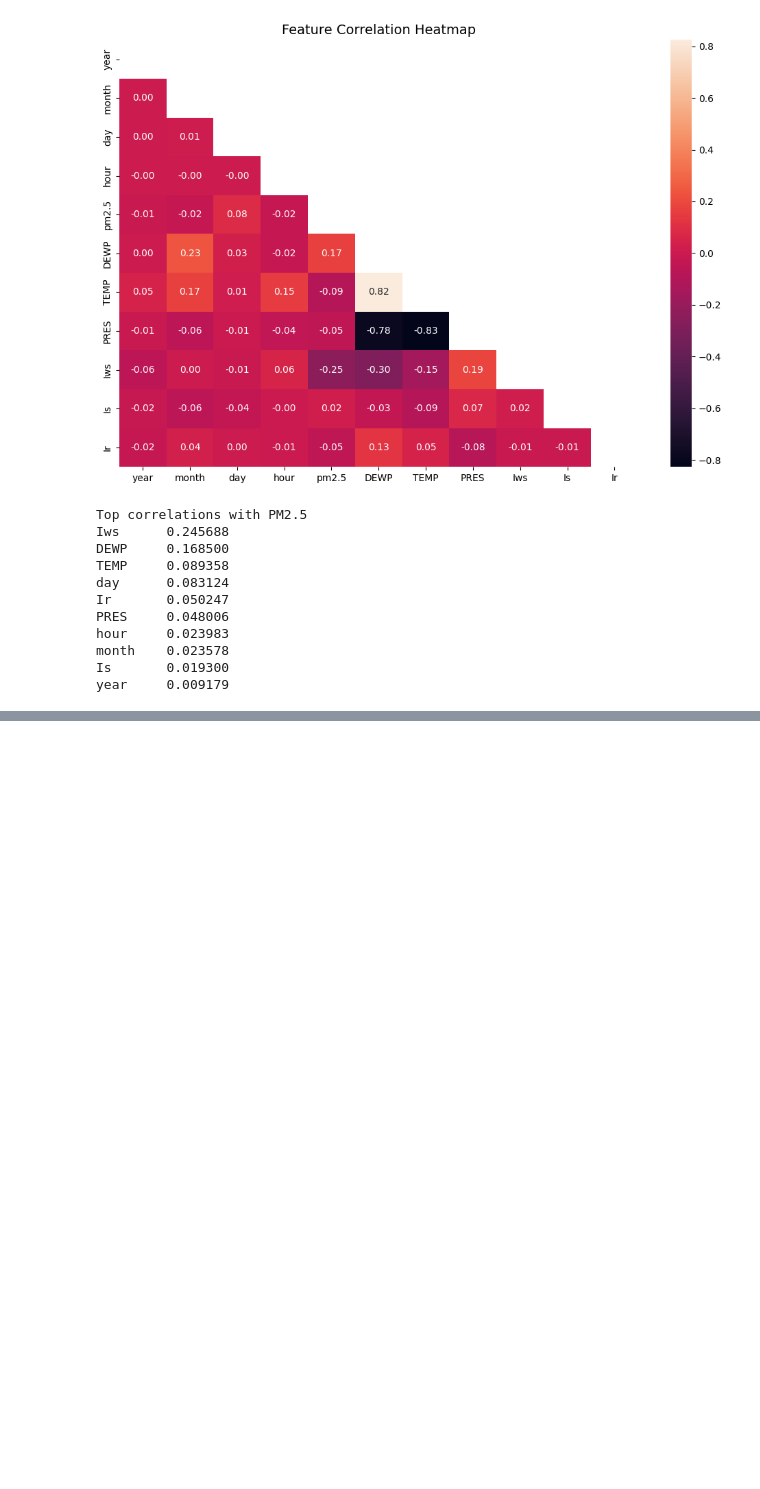
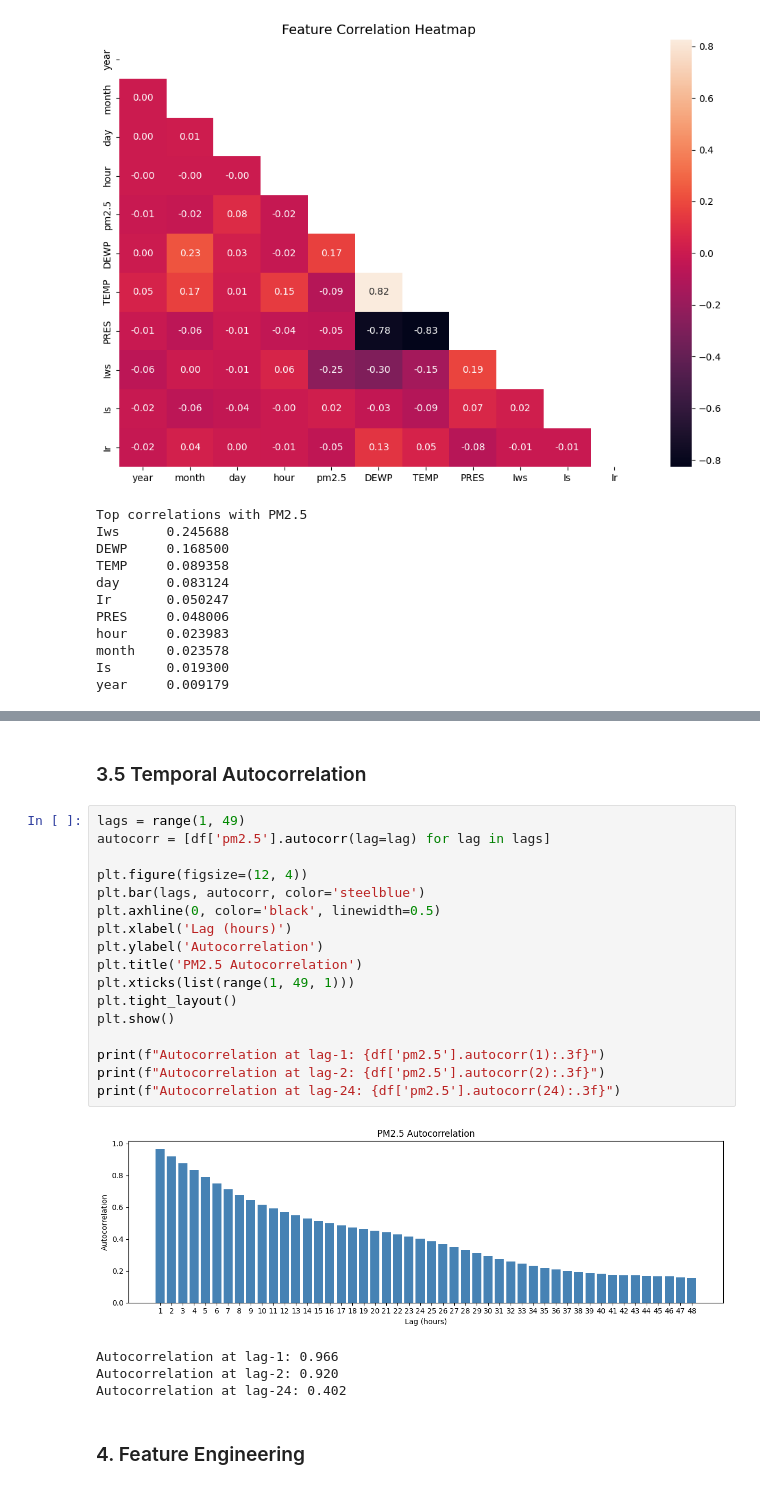
Before and after one commit to PranavPhatak/Air-Quality-Prediction-using-ANN, a Jupyter notebook: main1.ipynb, the cells around one changed output, grey strips where cells are left out. Cells and saved outputs as stored; diff of their text form; blank space fills up the shorter version.

```diff
--- a/main1.ipynb
+++ b/main1.ipynb
@@ -127,0 +189,26 @@ year     0.009179
+# %% [markdown]
+### 3.5 Temporal Autocorrelation
+# %%
+lags = range(1, 49)
+autocorr = [df['pm2.5'].autocorr(lag=lag) for lag in lags]
+
+plt.figure(figsize=(12, 4))
+plt.bar(lags, autocorr, color='steelblue')
+plt.axhline(0, color='black', linewidth=0.5)
+plt.xlabel('Lag (hours)')
+plt.ylabel('Autocorrelation')
+plt.title('PM2.5 Autocorrelation')
+plt.xticks(list(range(1, 49, 1)))
+plt.tight_layout()
+plt.show()
+
+print(f"Autocorrelation at lag-1: {df['pm2.5'].autocorr(1):.3f}")
+print(f"Autocorrelation at lag-2: {df['pm2.5'].autocorr(2):.3f}")
+print(f"Autocorrelation at lag-24: {df['pm2.5'].autocorr(24):.3f}")
+# %% [output]
+[figure, added]
+Autocorrelation at lag-1: 0.966
+Autocorrelation at lag-2: 0.920
+Autocorrelation at lag-24: 0.402
+# %% [markdown]
+### 4. Feature Engineering
```
Also changed, not shown: parts of 6 cells of this notebook.
